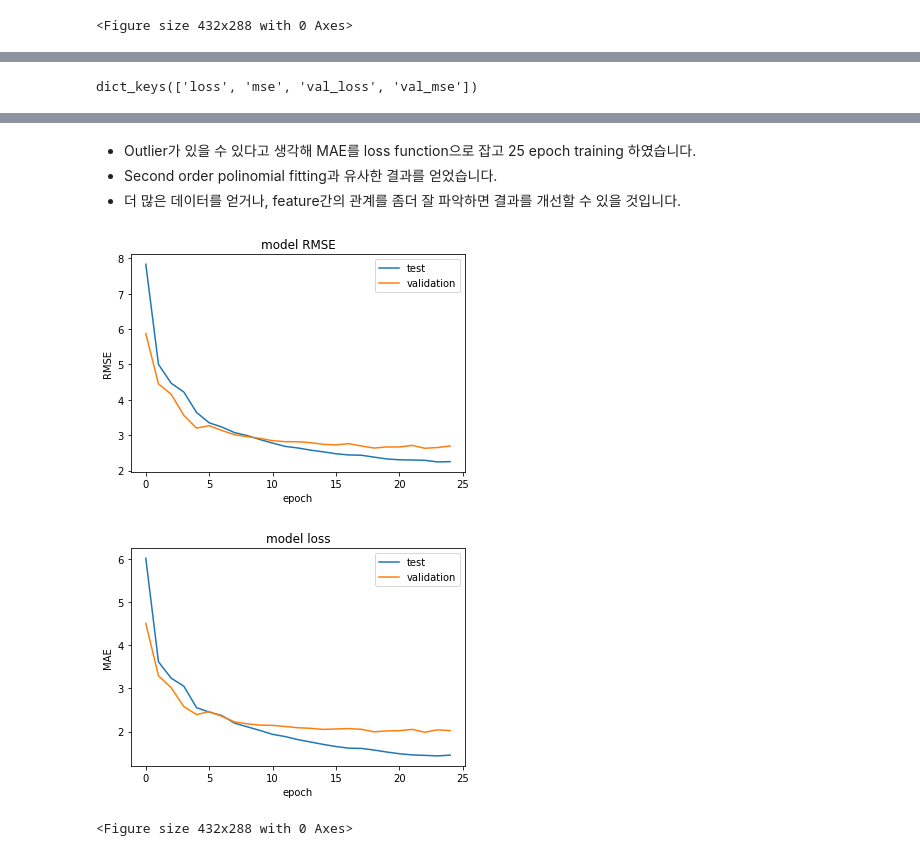
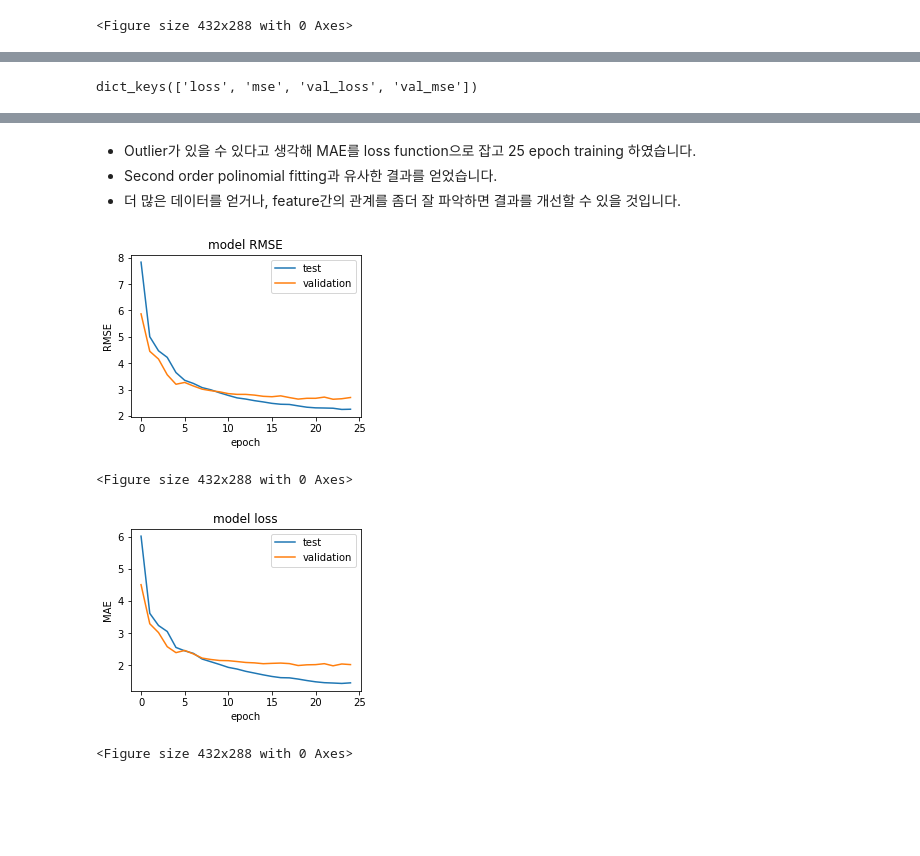
Before and after one commit to Thessal/kakao_interview, a Jupyter notebook: problem_3.ipynb, the cells around one changed output, grey strips where cells are left out. Cells and saved outputs as stored; diff of their text form; code cells hidden in the pictures; blank space fills up the shorter version.

```diff
--- a/problem_3.ipynb
+++ b/problem_3.ipynb
@@ -30,6 +30,8 @@ def pprint(content,visible=verbose,save=True,sep='<br/>'):
     elif 'IPython.core.display.Image' in str(type(content)):
         encoded = base64.b64encode(content.data).decode('utf-8')
         html = '<img src=\'embedded-picture'>'.format(encoded)
+    elif 'IPython.core.display.HTML' in str(type(content)):
+        html = content.data
     else :
         raise Exception(f'Unhandled type : {type(content)}')
     if visible : display(HTML(html))
@@ -294,15 +293,32 @@ df_feature_train, df_feature_test, df_feature_validate, df_targets_train, df_tar
 = preprocess_features(df_boston_housing)
 
 pprint('* 데이터 상관관계 확인')
-pprint('validation set을 제외한 train, test set에서 MEDV, NOX의 이상치를 제거하고 분석하였습니다.')
+if allow_validation_set_modification:
+    pprint('MEDV의 이상치를 제거하고 분석하였습니다.', sep='')
+else:
+    pprint('validation set을 제외한 train, test set에서 MEDV의 이상치를 제거하고 분석하였습니다.', sep='')
 
 df_all_train = pd.concat([df_targets_train, df_feature_train],axis=1)
 pprint(((df_all_train-df_all_train.mean()) / (df_all_train.max()-df_all_train.min())).boxplot(figsize=(8,4)), save=False)
 df_all_train.hist(bins=20, figsize=(8,6), layout=(3,math.ceil(len(df_all_train.columns)/3)), sharey=True)
 plt.tight_layout()
 pprint(plt.gcf(), save=False)
-pprint('Correlation matrix(signed, unsigned)')
-pprint(plot_corr(df_all_train, cluster=True))
-pprint(plot_corr(df_all_train, cluster=True, absolute=True))
+pprint('Correlation matrix(signed, unsigned), hierarchical clustering')
+pprint(plot_corr(df_all_train, cluster=True), sep='')
+pprint(plot_corr(df_all_train, cluster=True, absolute=True), sep='')
+pprint('''MEDV와 양의 상관관계를 갖는 데이터와 음의 상관관계를 갖는 데이터가 구분됩니다.
+MEDV와 음의 상관관계를 가지는 feature가 8개, 양의 상관관계를 가지는 feature가 4개, 상관관계가 없는 feature가 1개 있습니다.''')
+pprint('''유사한 데이터셋이 관찰됩니다. correlation이 0.7 이상인 (AGE,DIS,NOX,INDUS), (LSTAT,MEDV), (RAD,TAX) 는 거의 동일한 데이터입니다.
+더미 데이터가 관찰됩니다. MEDV와의 상관관계가 0.2 이하인 CHAS는 더미 데이터입니다.''', sep='')
+
+fig, ax = plt.subplots(3, math.ceil(len(df_all_train.columns)/3), figsize=(8,4), sharey=True)
+fig.tight_layout()
+ax_flat = ax.flatten()
+for i in range(df_all_train.shape[1]):
+    df_all_train.plot.scatter(df_all_train.columns[i], 'MEDV', ax=ax_flat[i], alpha=0.2)
+pprint(fig)
+
+pprint('''RM, LSTAT이 MDEV과 강한 상관관계가 있음을 확인할 수 있습니다.
+DIS의 경우 MDEV<20 구간에서만 잘 예측하는 특징이 있습니다.''')
 # %% [output]
 데이터 상관관계 확인
@@ -350,8 +371,9 @@ def greedy_feature_selection(df, target_name, dummy_name):
     corr_all = df.copy().corr().abs()
 
     target = df[target_name]
-    selected_feature = []#['NOX','RM','LSTAT']
-    rejected_feature = [x for x in df.columns if x is not target_name]
+    selected_feature = []
+    #selected_feature = ['LSTAT','RM','PTRATIO','NOX']
+    rejected_feature = [x for x in df.columns if ((x is not target_name) and (x not in selected_feature))]
 
     def thres_score(too_bad, good_enough):
         return (
@@ -381,14 +403,16 @@ def greedy_feature_selection(df, target_name, dummy_name):
     ax = plt.figure().add_axes([0.15, 0.1, 0.6, 0.75])
     p = pd.concat(within_group_corr,axis=1).T.plot(style='.-', ax=ax, title='Within-group correlation (selected features)')
     plt.legend(bbox_to_anchor=(1.05, 1), loc='upper left')
-    pprint(p)
+    pprint(p, sep='')
     ax = plt.figure().add_axes([0.15, 0.1, 0.6, 0.75])
     p = pd.concat(between_group_corr,axis=1).T.plot(style='.-', ax=ax, title='Between-group correlation (selected features, rejected features)')
     plt.legend(bbox_to_anchor=(1.05, 1), loc='upper left')
-    pprint(p,sep='')
-    pprint(f'\nselected_features: {selected_feature}\nrejected_features : {rejected_feature}')
+    pprint(p, sep='')
+
+    pprint(f'selected_features: {selected_feature}\nrejected_features : {rejected_feature}')
     #pd.Series(avg_target_corr).plot()
     return selected_feature
 
+pprint('* Feature 선택')
 selected_feature = greedy_feature_selection(df_all_train,'MEDV','CHAS')
 # %% [output]
@@ -624,36 +649,39 @@ tensorflow.org/tutorials을 참고하여 128 크기의 hidden layer 2개를 이
 # list all data in history
 print(history.history.keys())
 # summarize history for accuracy
+ax = plt.figure(figsize=(4,3)).add_axes([0.1, 0.15, 0.8, 0.75])
 plt.plot(np.sqrt(history.history['mse']))
 plt.plot(np.sqrt(history.history['val_mse']))
 plt.title('model RMSE')
 plt.ylabel('RMSE')
 plt.xlabel('epoch')
 plt.legend(['test', 'validation'], loc='upper right')
 #plt.show()
 pprint(plt.gcf())
 # summarize history for loss
+ax = plt.figure(figsize=(4,3)).add_axes([0.1, 0.15, 0.8, 0.75])
 plt.plot(history.history['loss'])
 plt.plot(history.history['val_loss'])
 plt.title('model loss')
 plt.ylabel('MAE')
 plt.xlabel('epoch')
 plt.legend(['test', 'validation'], loc='upper right')
 #plt.show()
 pprint(plt.gcf(),sep='')
 pprint("""Outlier가 있을 수 있다고 생각해 MAE를 loss function으로 잡고 25 epoch training 하였습니다.
 Second order polinomial fitting과 유사한 결과를 얻었습니다.
 더 많은 데이터를 얻거나, feature간의 관계를 좀더 잘 파악하면 결과를 개선할 수 있을 것입니다.""")
 # %% [output]
 dict_keys(['loss', 'mse', 'val_loss', 'val_mse'])
 [interactive output not drawn]
 [interactive output not drawn]
 Outlier가 있을 수 있다고 생각해 MAE를 loss function으로 잡고 25 epoch training 하였습니다.
 Second order polinomial fitting과 유사한 결과를 얻었습니다.
 더 많은 데이터를 얻거나, feature간의 관계를 좀더 잘 파악하면 결과를 개선할 수 있을 것입니다.
-[figure, old version]
+[figure, new version]
+<Figure size 432x288 with 0 Axes>
-[figure, old version]
+[figure, new version]
-<Figure size 432x288 with 0 Axes>
+<Figure size 432x288 with 0 Axes>
 # %%
 pprint(
     pd.concat([
```
Also changed, not shown: parts of 14 cells of this notebook, 1 other file.
